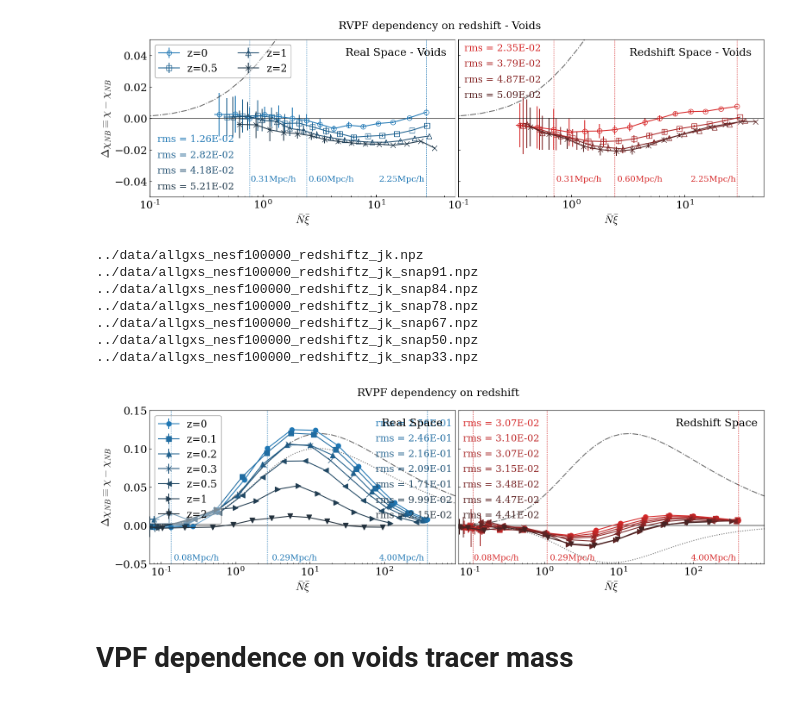
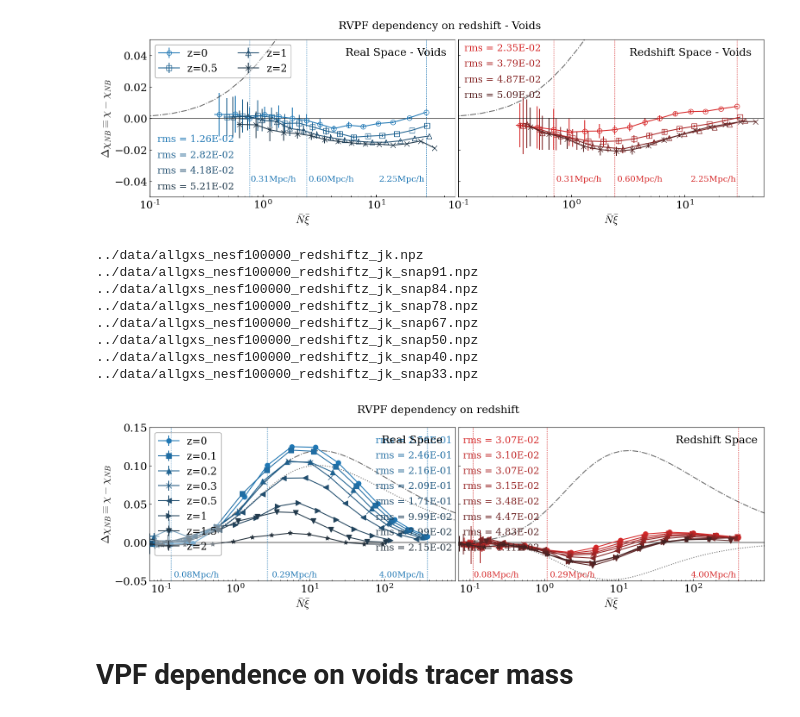
Before and after one commit to FedeDavilaKurban/VPF, a Jupyter notebook: plotsPaperFinal_horizontal.ipynb, the cells around one changed output. Saved outputs shown, nothing was run; the diff lists cells and outputs as text; code cells hidden in the pictures.

```diff
--- a/plotsPaperFinal_horizontal.ipynb
+++ b/plotsPaperFinal_horizontal.ipynb
@@ -876,7 +876,7 @@ dict_snap_to_z=dict(zip(n_snap,redshift))
 REAL SPACE
 """
 
-snaps=[99,91,84,78,67,50,33] #Snaps I want to plot
+snaps=[99,91,84,78,67,50,40,33] #Snaps I want to plot
 files = ['../data/allgxs_nesf100000_jk.npz']
 for snap in snaps:
     if snap==99: continue
@@ -1018,34 +1018,35 @@ ax1.set_xlim(xlim1,xlim2)
 # Legend
 ax.legend(loc=2,fontsize=fs-1,ncol=1,frameon=True,edgecolor='k',framealpha=.4)
 
 # Ticks
 #ax.set_xticklabels([])
 ax1.set_yticklabels([])
 ax.tick_params(labelsize=fs)
 ax1.tick_params(labelsize=fs)
 
 # Additional text
 ax.text(.76,.9,'Real Space',fontsize=fs,transform=ax.transAxes)
 ax1.text(.71,.9,'Redshift Space',fontsize=fs,transform=ax1.transAxes)
 
 # Final
 plt.suptitle('RVPF dependency on redshift',fontsize=fs)
 plt.tight_layout()
 #plt.subplots_adjust(hspace=0,wspace=0.03)
 plt.subplots_adjust(wspace=0.01)
 
 #plt.savefig('../plots/rVPF_redshift.pdf')
 #plt.savefig('../plots/rVPF_redshift.png')
 plt.show()
 # %% [output]
 ../data/allgxs_nesf100000_redshiftz_jk.npz
 ../data/allgxs_nesf100000_redshiftz_jk_snap91.npz
 ../data/allgxs_nesf100000_redshiftz_jk_snap84.npz
 ../data/allgxs_nesf100000_redshiftz_jk_snap78.npz
 ../data/allgxs_nesf100000_redshiftz_jk_snap67.npz
 ../data/allgxs_nesf100000_redshiftz_jk_snap50.npz
+../data/allgxs_nesf100000_redshiftz_jk_snap40.npz
 ../data/allgxs_nesf100000_redshiftz_jk_snap33.npz
-[figure, old version]
+[figure, new version]
 # %% [markdown]
 # VPF dependence on voids tracer mass
 # %%
```
Also changed, not shown: 1 other file.
